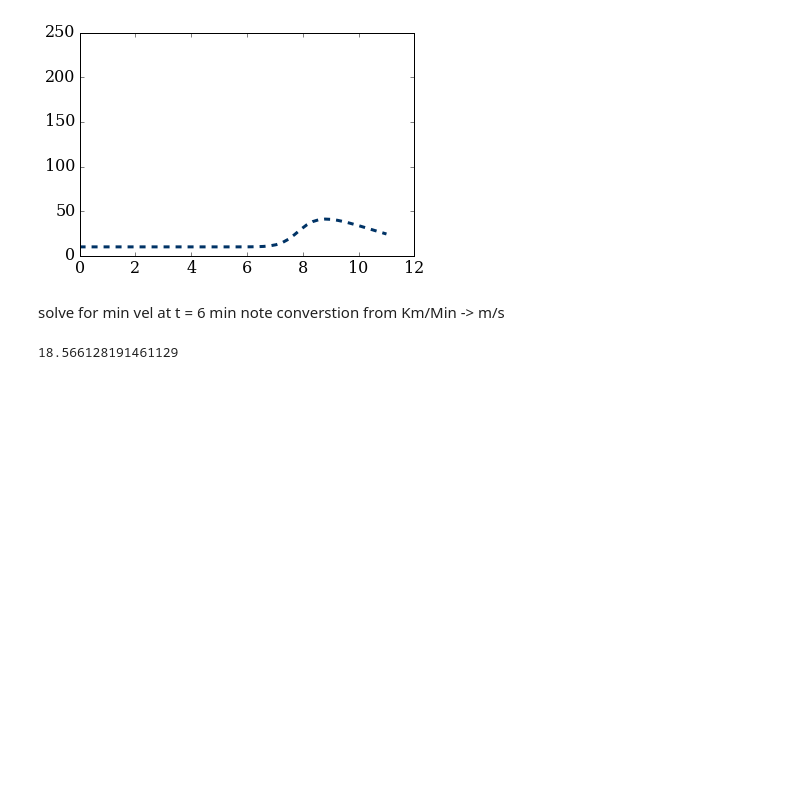
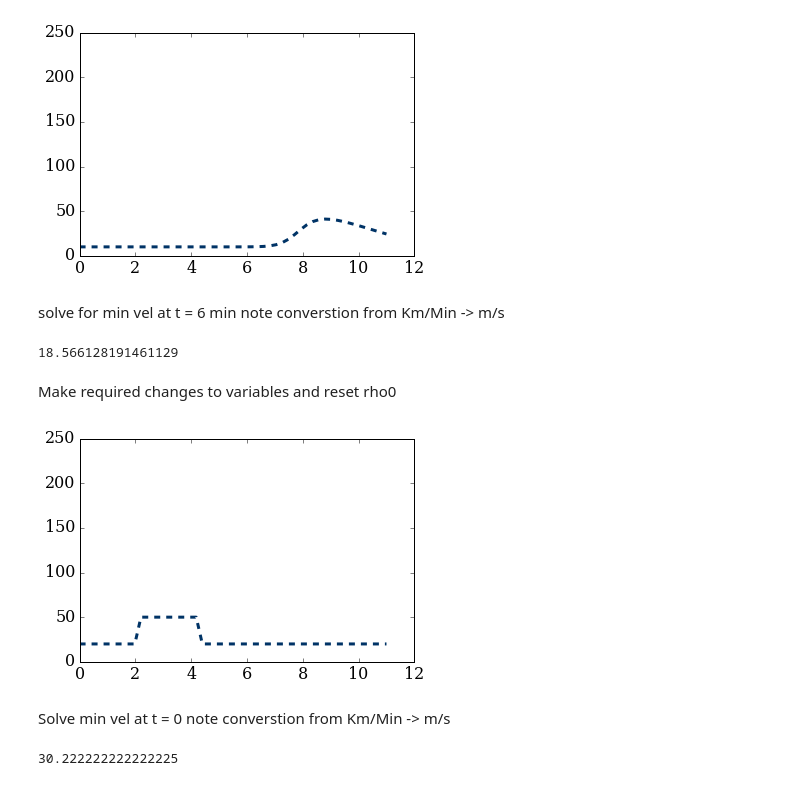
Before and after one commit to Dmphelps89/mae6286, a Jupyter notebook: workspace/Module_2_Assignment.ipynb, the cells around one changed output. Drawn from its saved outputs; the diff is of its cells as text; code cells hidden in the pictures; blank space fills up the shorter version.

Commit message:
solved second half of problem

```diff
--- a/workspace/Module_2_Assignment.ipynb
+++ b/workspace/Module_2_Assignment.ipynb
@@ -78,3 +84,21 @@ solve for min vel at t = 6 min note converstion from Km/Min -> m/s
 min(vel(rho0))*1000/60
 # %% [output]
 18.566128191461129
+# %% [markdown]
+Make required changes to variables and reset rho0
+# %%
+Vmax = 136/60
+x = numpy.linspace(0,L,nx)
+rho0 = numpy.ones(nx)*20
+rho0[10:20] = 50
+intrho = 20
+pyplot.plot(x,rho0, color='#003366', ls='--', lw=3)
+pyplot.ylim(0,250);
+# %% [output]
+[figure, added]
+# %% [markdown]
+Solve min vel at t = 0 note converstion from Km/Min -> m/s
+# %%
+min(vel(rho0))*1000/60
+# %% [output]
+30.222222222222225
```
Also changed, not shown: parts of 6 cells of this notebook.
